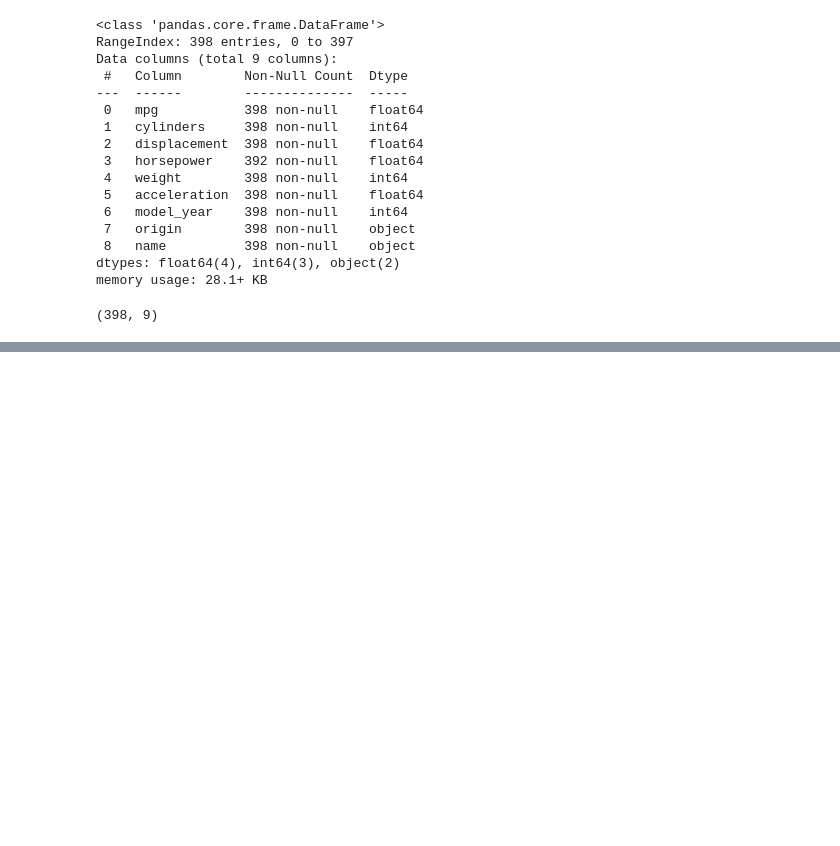
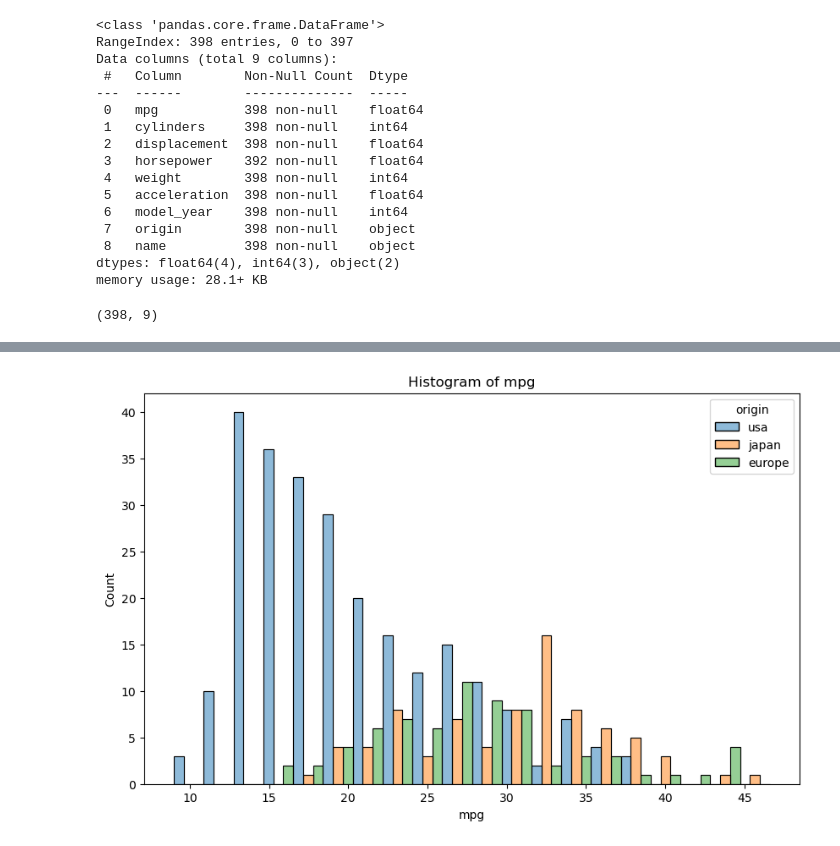
Before and after one commit to SamaMIS88/auto-mpg-seaborn-eda, a Jupyter notebook: notebooks/distributions.ipynb, the cells around one changed output, grey strips where cells are left out. Saved outputs shown, nothing was run; the diff lists cells and outputs as text; code cells hidden in the pictures; blank space fills up the shorter version.

Commit message:
Add histogram and jointplot

```diff
--- a/notebooks/distributions.ipynb
+++ b/notebooks/distributions.ipynb
@@ -6,7 +6,7 @@ import pandas as pd
 import matplotlib.pyplot as plt
 import seaborn as sns
 # %%
-df = pd.read_csv("mpg_raw.csv")
+df = pd.read_csv("../data/mpg_raw.csv")
 df.head()
 # %% [output]
 |  | mpg | cylinders | displacement | horsepower | weight | acceleration | model_year | origin | name |
@@ -40,0 +56,6 @@ df.shape
+# %%
+plt.figure(figsize=(10,6))
+sns.histplot(df, x='mpg', bins=20, hue='origin', multiple='dodge', alpha=0.5, kde=False)
+plt.title('Histogram of mpg');
+# %% [output]
+[figure, added]
```
Also changed, not shown: parts of 4 cells of this notebook.
